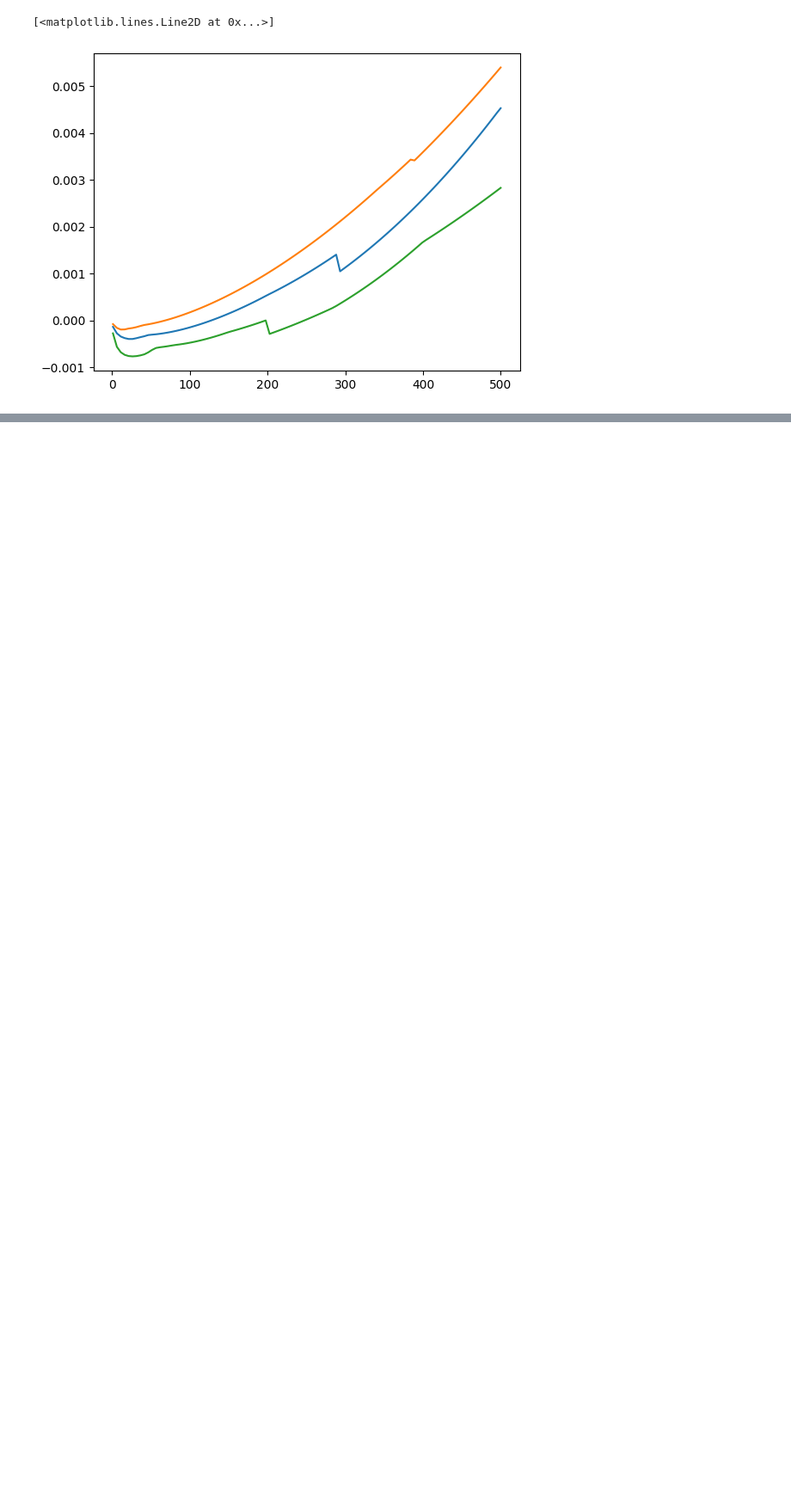
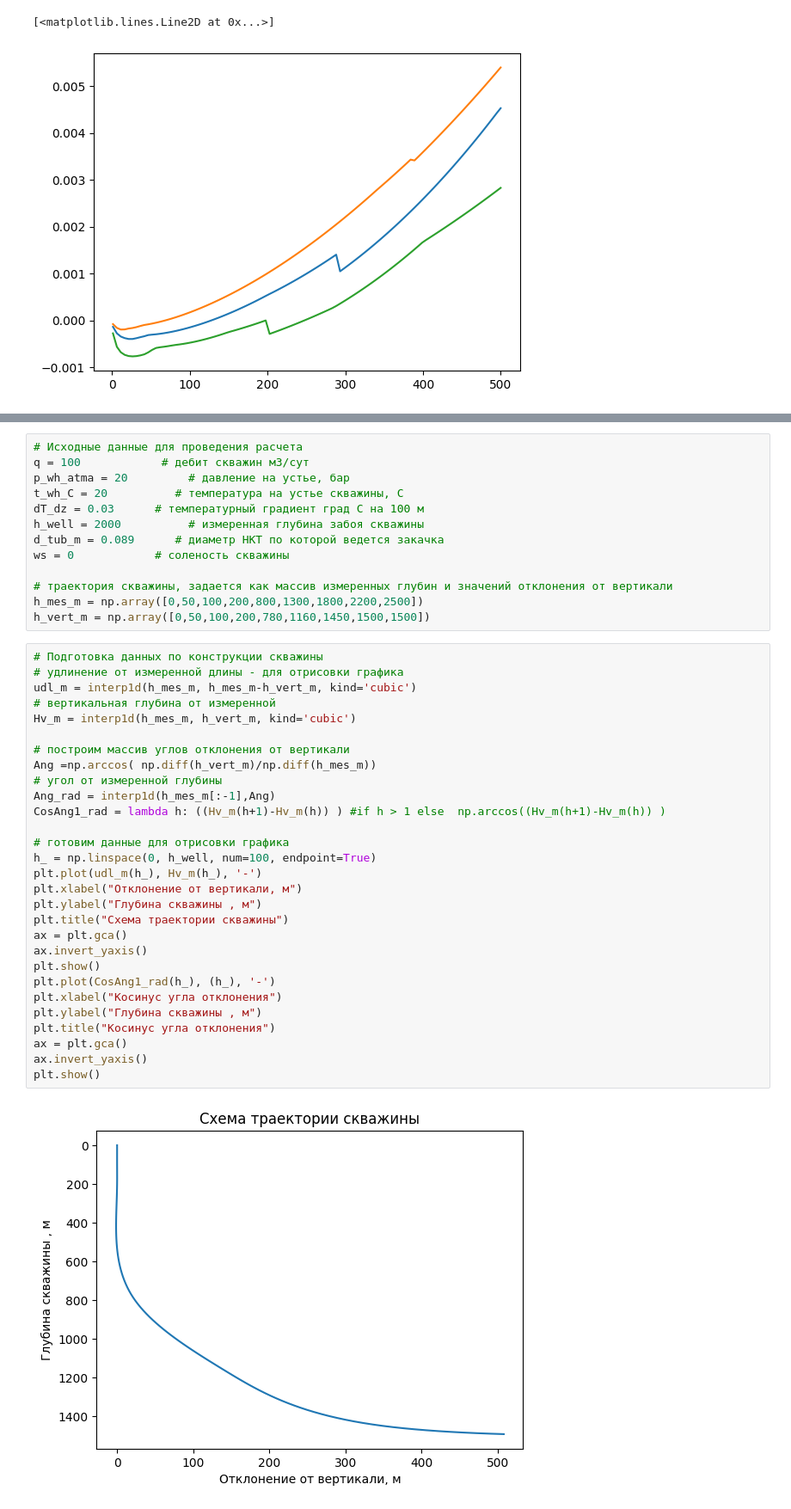
Before and after one commit to unifloc/neftpy, a Jupyter notebook: sandbox/beggs_brill_gradient.ipynb, the cells around one changed output, grey strips where cells are left out. Shown at 86% size. Drawn from its saved outputs; the diff is of its cells as text; blank space fills up the shorter version.

```diff
--- a/sandbox/beggs_brill_gradient.ipynb
+++ b/sandbox/beggs_brill_gradient.ipynb
@@ -72,0 +114,44 @@ plt.plot(q, g[0])
+# %%
+# Исходные данные для проведения расчета
+q = 100            # дебит скважин м3/сут
+p_wh_atma = 20         # давление на устье, бар
+t_wh_C = 20          # температура на устье скважины, С
+dT_dz = 0.03      # температурный градиент град С на 100 м
+h_well = 2000          # измеренная глубина забоя скважины
+d_tub_m = 0.089      # диаметр НКТ по которой ведется закачка
+ws = 0            # соленость скважины
+
+# траектория скважины, задается как массив измеренных глубин и значений отклонения от вертикали
+h_mes_m = np.array([0,50,100,200,800,1300,1800,2200,2500])
+h_vert_m = np.array([0,50,100,200,780,1160,1450,1500,1500])
+# %%
+# Подготовка данных по конструкции скважины
+# удлинение от измеренной длины - для отрисовки графика
+udl_m = interp1d(h_mes_m, h_mes_m-h_vert_m, kind='cubic')
+# вертикальная глубина от измеренной
+Hv_m = interp1d(h_mes_m, h_vert_m, kind='cubic')
+
+# построим массив углов отклонения от вертикали
+Ang =np.arccos( np.diff(h_vert_m)/np.diff(h_mes_m))
+# угол от измеренной глубины
+Ang_rad = interp1d(h_mes_m[:-1],Ang)
+CosAng1_rad = lambda h: ((Hv_m(h+1)-Hv_m(h)) ) #if h > 1 else  np.arccos((Hv_m(h+1)-Hv_m(h)) )
+
+# готовим данные для отрисовки графика
+h_ = np.linspace(0, h_well, num=100, endpoint=True)
+plt.plot(udl_m(h_), Hv_m(h_), '-')
+plt.xlabel("Отклонение от вертикали, м")
+plt.ylabel("Глубина скважины , м")
+plt.title("Схема траектории скважины")
+ax = plt.gca()
+ax.invert_yaxis()
+plt.show()
+plt.plot(CosAng1_rad(h_), (h_), '-')
+plt.xlabel("Косинус угла отклонения")
+plt.ylabel("Глубина скважины , м")
+plt.title("Косинус угла отклонения")
+ax = plt.gca()
+ax.invert_yaxis()
+plt.show()
+# %% [output]
+[figure, added]
```
Also changed, not shown: parts of 7 cells of this notebook, 7 other files.
